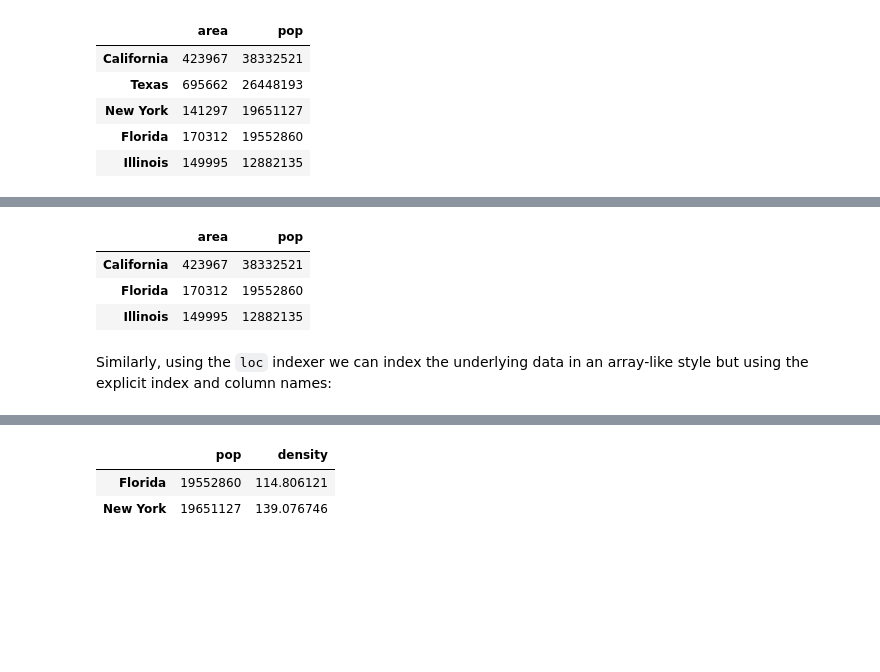
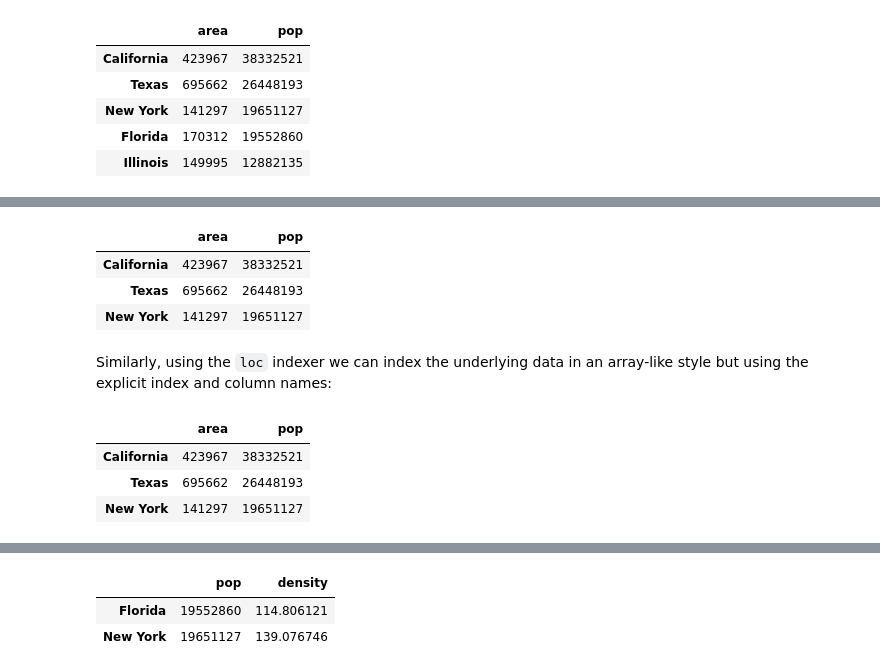
Before and after one commit to hanisaf/advanced-data-management-and-analytics, a Jupyter notebook: 15-intro.ipynb, the cells around one changed output, grey strips where cells are left out. Saved outputs shown, nothing was run; the diff lists cells and outputs as text; code cells hidden in the pictures; blank space fills up the shorter version.

Commit message:
data organization with Pandas

```diff
--- a/15-intro.ipynb
+++ b/15-intro.ipynb
@@ -196,9 +342,16 @@ Name: area, dtype: int64
 # %%
-data.iloc[:3, :2]
+data.iloc[0:3, :2]
 # %% [output]
 |  | area | pop |
 | California | 423967 | 38332521 |
-| Florida | 170312 | 19552860 |
-| Illinois | 149995 | 12882135 |
+| Texas | 695662 | 26448193 |
+| New York | 141297 | 19651127 |
 # %% [markdown]
 Similarly, using the ``loc`` indexer we can index the underlying data in an array-like style but using the explicit index and column names:
+# %%
+data.loc[:'New York', :'pop']
+# %% [output]
+|  | area | pop |
+| California | 423967 | 38332521 |
+| Texas | 695662 | 26448193 |
+| New York | 141297 | 19651127 |
```
Also changed, not shown: parts of 43 cells of this notebook.
